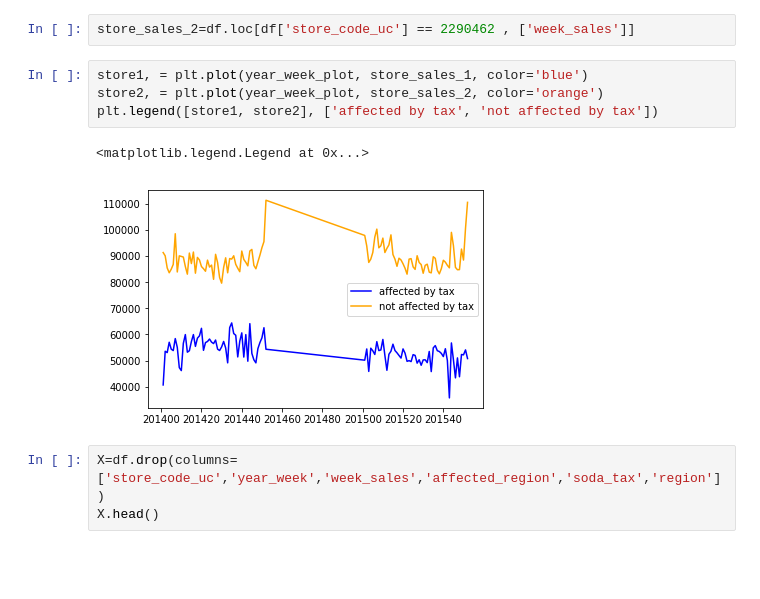
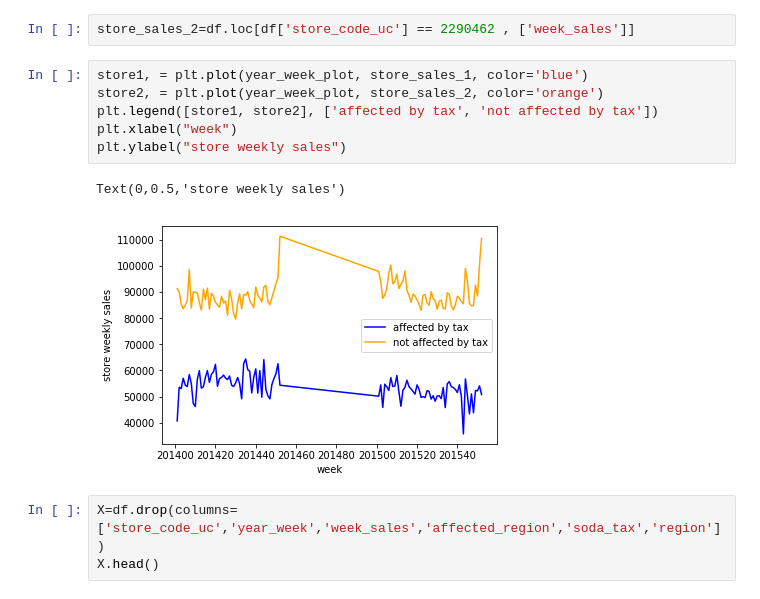
Before and after one commit to jlgithub453/Final-Project-Soda-Tax, a Jupyter notebook: soda_tax/soda_tax_machine_learning.ipynb, the cells around one changed output. Saved outputs shown, nothing was run; the diff lists cells and outputs as text; blank space fills up the shorter version.

```diff
--- a/soda_tax/soda_tax_machine_learning.ipynb
+++ b/soda_tax/soda_tax_machine_learning.ipynb
@@ -59,10 +38,12 @@ store_sales_2=df.loc[df['store_code_uc'] == 2290462 , ['week_sales']]
 # %%
 store1, = plt.plot(year_week_plot, store_sales_1, color='blue')
 store2, = plt.plot(year_week_plot, store_sales_2, color='orange')
 plt.legend([store1, store2], ['affected by tax', 'not affected by tax'])
+plt.xlabel("week")
+plt.ylabel("store weekly sales")
 # %% [output]
-<matplotlib.legend.Legend at 0x...>
+Text(0,0.5,'store weekly sales')
-[figure, old version]
+[figure, new version]
 # %%
 X=df.drop(columns=['store_code_uc','year_week','week_sales','affected_region','soda_tax','region'])
 X.head()
```
Also changed, not shown: parts of 1 cell of this notebook, 4 other files.
